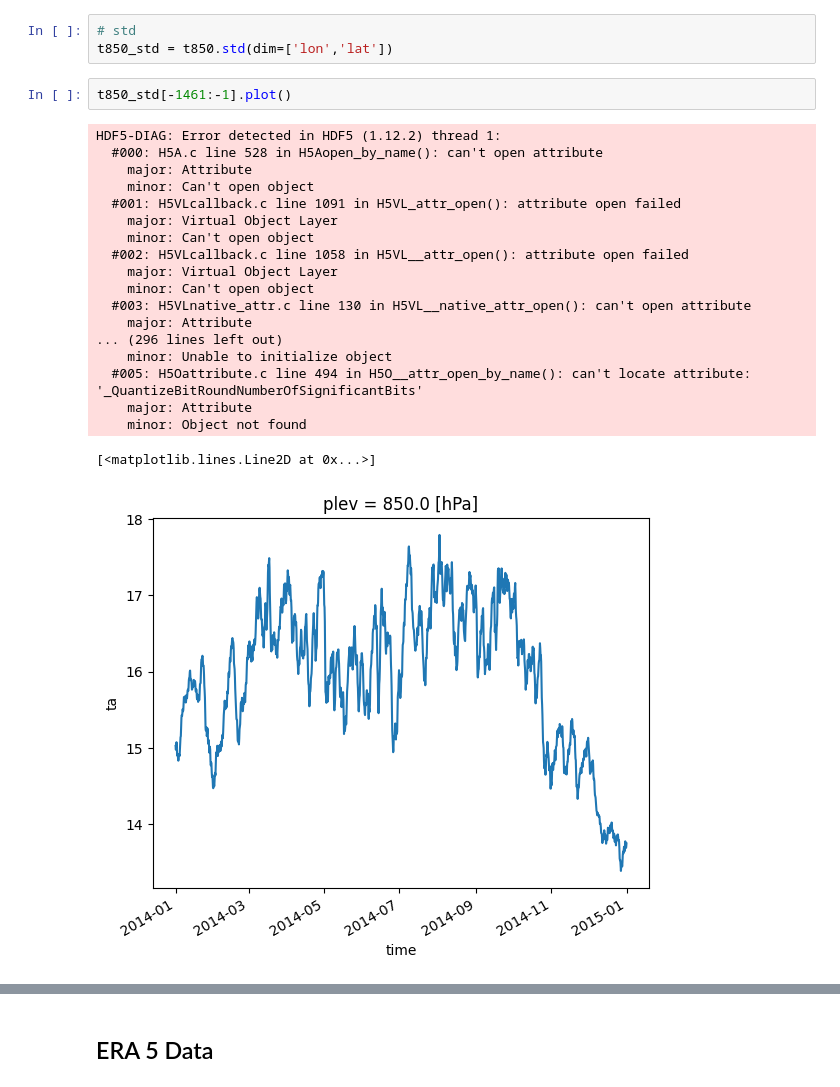
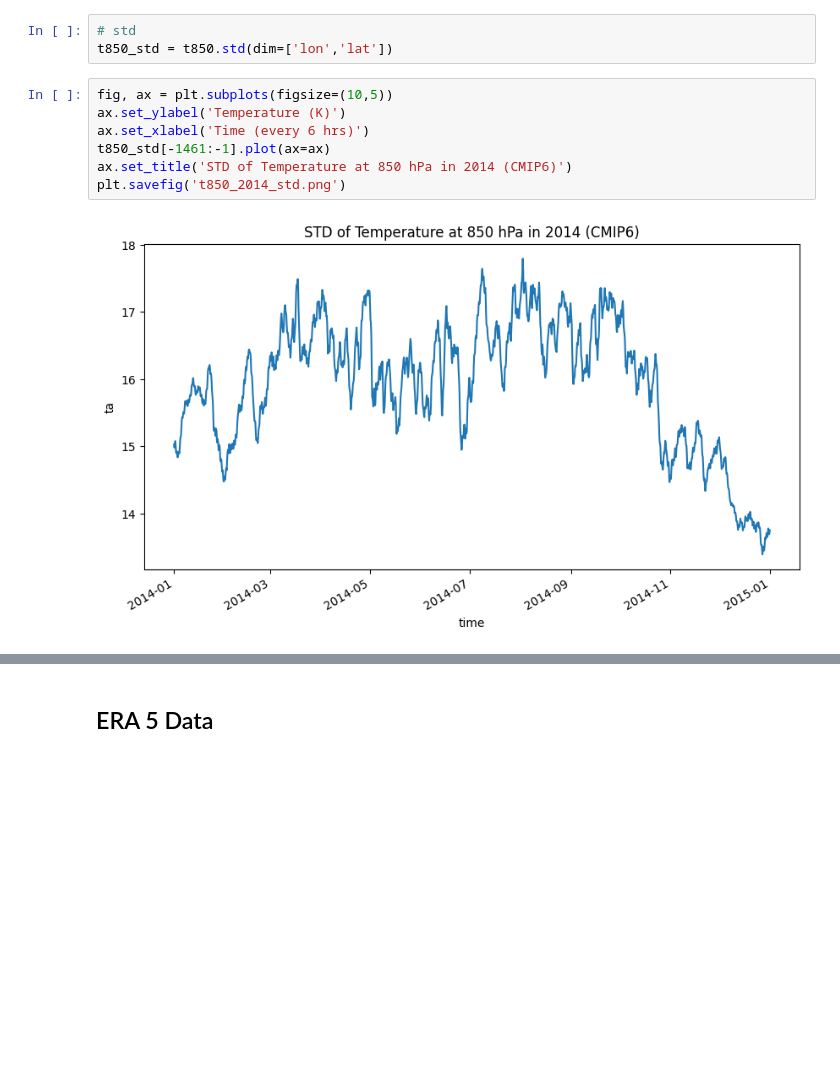
Before and after one commit to se0ngbin/climate-models, a Jupyter notebook: cmip6/CMIP.ipynb, the cells around one changed output, grey strips where cells are left out. Drawn from its saved outputs; the diff is of its cells as text; blank space fills up the shorter version.

Commit message:
Cleared error messages (probably due to missing data

```diff
--- a/cmip6/CMIP.ipynb
+++ b/cmip6/CMIP.ipynb
@@ -111,28 +120,15 @@ t850_mean[-1461:-1].plot() # from 2014-01-01T00:00:00.000000000 to 2014-12-31T18
 # %%
 # std
 t850_std = t850.std(dim=['lon','lat'])
-# %%
-t850_std[-1461:-1].plot()
-# %% [output]
-HDF5-DIAG: Error detected in HDF5 (1.12.2) thread 1:
-  #000: H5A.c line 528 in H5Aopen_by_name(): can't open attribute
-    major: Attribute
-    minor: Can't open object
-  #001: H5VLcallback.c line 1091 in H5VL_attr_open(): attribute open failed
-    major: Virtual Object Layer
-    minor: Can't open object
-  #002: H5VLcallback.c line 1058 in H5VL__attr_open(): attribute open failed
-    major: Virtual Object Layer
-    minor: Can't open object
-  #003: H5VLnative_attr.c line 130 in H5VL__native_attr_open(): can't open attribute
-    major: Attribute
-... (296 lines left out)
-    minor: Unable to initialize object
-  #005: H5Oattribute.c line 494 in H5O__attr_open_by_name(): can't locate attribute: '_QuantizeBitRoundNumberOfSignificantBits'
-    major: Attribute
-    minor: Object not found
-[<matplotlib.lines.Line2D at 0x...>]
-[figure, removed]
+# %%
+fig, ax = plt.subplots(figsize=(10,5))
+ax.set_ylabel('Temperature (K)')
+ax.set_xlabel('Time (every 6 hrs)')
+t850_std[-1461:-1].plot(ax=ax)
+ax.set_title('STD of Temperature at 850 hPa in 2014 (CMIP6)')
+plt.savefig('t850_2014_std.png')
+# %% [output]
+[figure, added]
 # %%
 t850_mean_yearly = t850_mean.groupby('time.year').mean(dim='time')[:-1] # only one data point for 2015
 t850_mean_yearly.plot()
```
Also changed, not shown: parts of 10 cells of this notebook.
